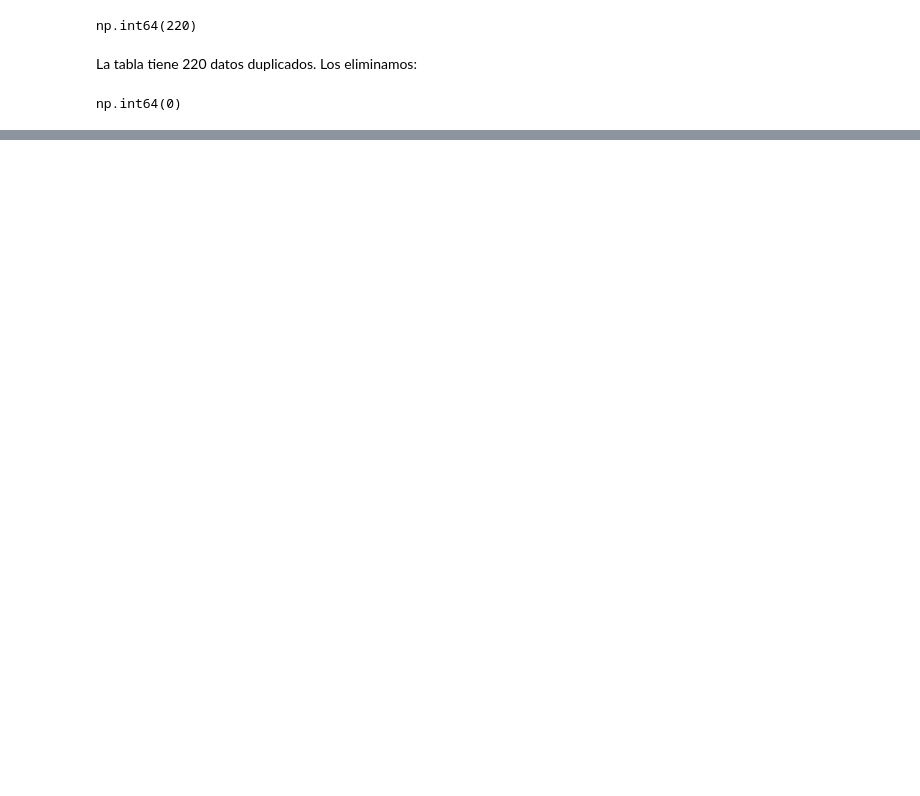
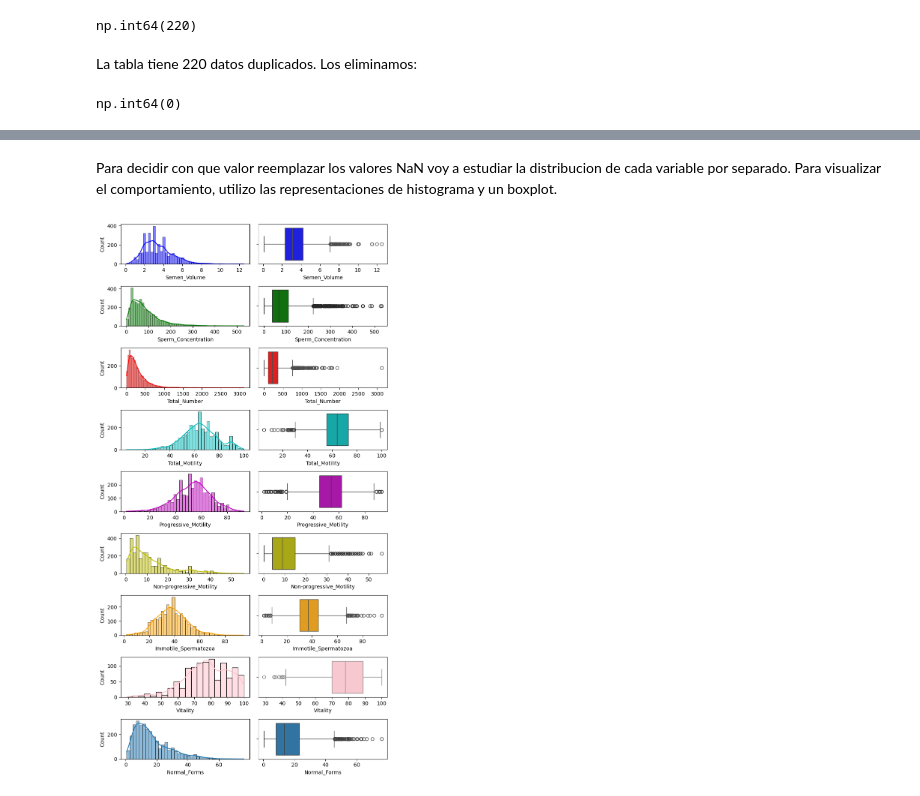
Before and after one commit to jschiavie/Curso_Coder, a Jupyter notebook: ProyectoDSParteI+Schiavi-Ehrenhaus.ipynb, the cells around one changed output, grey strips where cells are left out. Cells and saved outputs as stored; diff of their text form; code cells hidden in the pictures; blank space fills up the shorter version.

```diff
--- a/ProyectoDSParteI+Schiavi-Ehrenhaus.ipynb
+++ b/ProyectoDSParteI+Schiavi-Ehrenhaus.ipynb
@@ -115,0 +185,33 @@ np.int64(0)
+# %% [markdown]
+Para decidir con que valor reemplazar los valores NaN voy a estudiar la distribucion de cada variable por separado. Para visualizar el comportamiento, utilizo las representaciones de histograma y un boxplot.
+# %%
+# Creo una figura con 9 filas y 2 columnas de subplots
+fig, axs = plt.subplots(nrows=9, ncols=2, figsize=(8, 15))
+
+
+# Grafico en cada subplot
+
+sns.histplot(data=df_sperm, x='Semen_Volume', ax=axs[0, 0], color='b', kde=True)
+sns.boxplot(data=df_sperm, x='Semen_Volume', ax=axs[0, 1], color='b')
+sns.histplot(data=df_sperm, x='Sperm_Concentration', ax=axs[1, 0], color='g', kde=True)
+sns.boxplot(data=df_sperm, x='Sperm_Concentration', ax=axs[1, 1], color='g')
+sns.histplot(data=df_sperm, x='Total_Number', ax=axs[2, 0], color='r', kde=True)
+sns.boxplot(data=df_sperm, x='Total_Number', ax=axs[2, 1], color='r')
+sns.histplot(data=df_sperm, x='Total_Motility', ax=axs[3, 0], color='c', kde=True)
+sns.boxplot(data=df_sperm, x='Total_Motility', ax=axs[3, 1], color='c')
+sns.histplot(data=df_sperm, x='Progressive_Motility', ax=axs[4, 0], color='m', kde=True)
+sns.boxplot(data=df_sperm, x='Progressive_Motility', ax=axs[4, 1], color='m')
+sns.histplot(data=df_sperm, x='Non-progressive_Motility', ax=axs[5, 0], color='y', kde=True)
+sns.boxplot(data=df_sperm, x='Non-progressive_Motility', ax=axs[5, 1], color='y')
+sns.histplot(data=df_sperm, x='Immotile_Spermatozoa', ax=axs[6, 0], color='orange', kde=True)
+sns.boxplot(data=df_sperm, x='Immotile_Spermatozoa', ax=axs[6, 1], color='orange')
+sns.histplot(data=df_sperm, x='Vitality', ax=axs[7, 0], color='pink', kde=True)
+sns.boxplot(data=df_sperm, x='Vitality', ax=axs[7, 1], color='pink')
+sns.histplot(data=df_sperm, x='Normal_Forms', ax=axs[8, 0], kde=True)
+sns.boxplot(data=df_sperm, x='Normal_Forms', ax=axs[8, 1])
+
+
+plt.tight_layout()
+plt.show()
+# %% [output]
+[figure, added]
```
Also changed, not shown: parts of 38 cells of this notebook.
